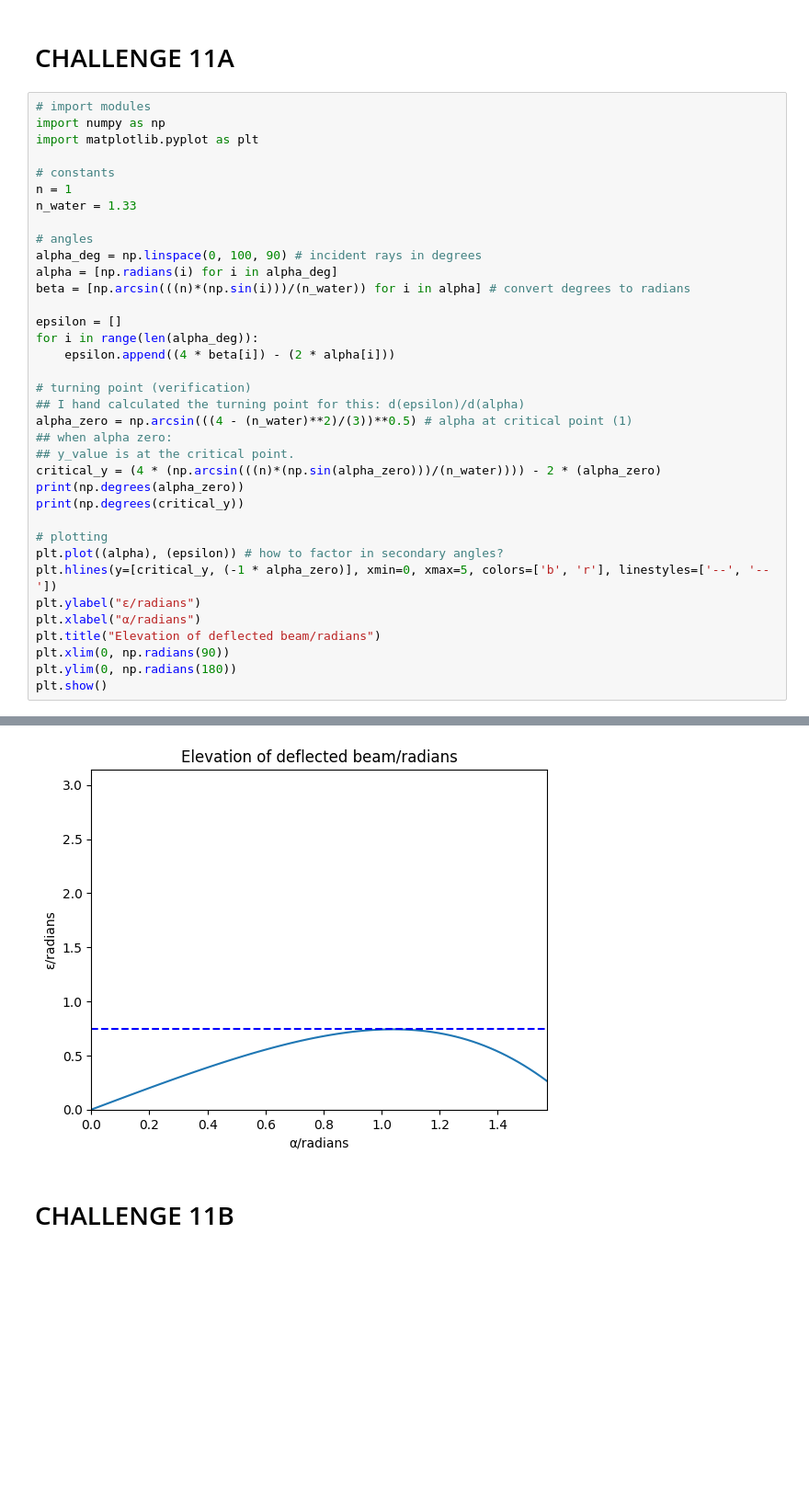
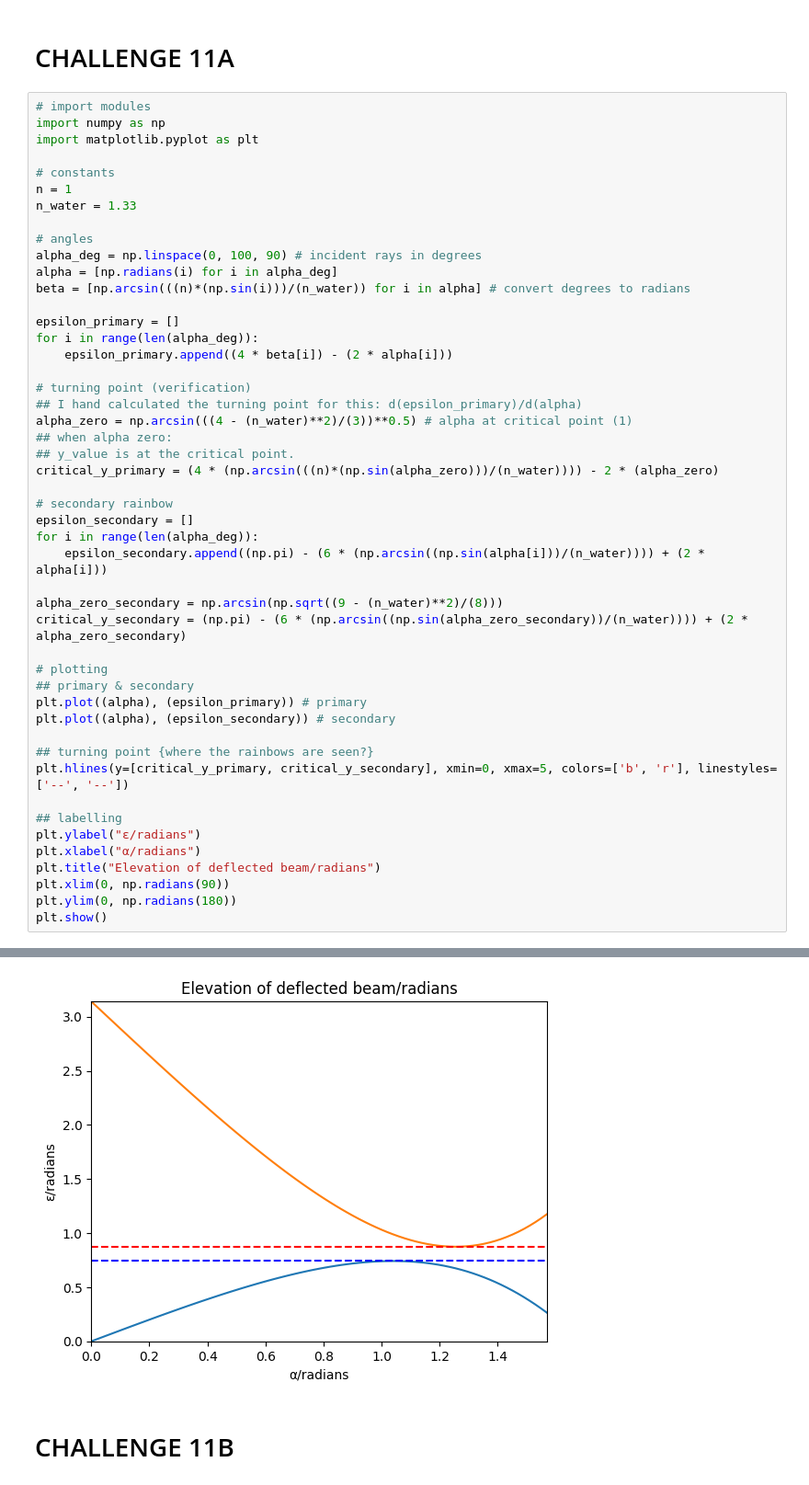
Before and after one commit to CorinnnaZ/CompChallenge, a Jupyter notebook: task11.ipynb, the cells around one changed output, grey strips where cells are left out. Shown at 92% size. Saved outputs shown, nothing was run; the diff lists cells and outputs as text; blank space fills up the shorter version.

```diff
--- a/task11.ipynb
+++ b/task11.ipynb
@@ -40,22 +40,34 @@ alpha_deg = np.linspace(0, 100, 90) # incident rays in degrees
 alpha = [np.radians(i) for i in alpha_deg]
 beta = [np.arcsin(((n)*(np.sin(i)))/(n_water)) for i in alpha] # convert degrees to radians
 
-epsilon = []
+epsilon_primary = []
 for i in range(len(alpha_deg)):
-    epsilon.append((4 * beta[i]) - (2 * alpha[i]))
+    epsilon_primary.append((4 * beta[i]) - (2 * alpha[i]))
 
 # turning point (verification)
-## I hand calculated the turning point for this: d(epsilon)/d(alpha)
+## I hand calculated the turning point for this: d(epsilon_primary)/d(alpha)
 alpha_zero = np.arcsin(((4 - (n_water)**2)/(3))**0.5) # alpha at critical point (1)
 ## when alpha zero:
 ## y_value is at the critical point.
-critical_y = (4 * (np.arcsin(((n)*(np.sin(alpha_zero)))/(n_water)))) - 2 * (alpha_zero)
-print(np.degrees(alpha_zero))
-print(np.degrees(critical_y))
+critical_y_primary = (4 * (np.arcsin(((n)*(np.sin(alpha_zero)))/(n_water)))) - 2 * (alpha_zero)
+
+# secondary rainbow
+epsilon_secondary = []
+for i in range(len(alpha_deg)):
+    epsilon_secondary.append((np.pi) - (6 * (np.arcsin((np.sin(alpha[i]))/(n_water)))) + (2 * alpha[i]))
+
+alpha_zero_secondary = np.arcsin(np.sqrt((9 - (n_water)**2)/(8)))
+critical_y_secondary = (np.pi) - (6 * (np.arcsin((np.sin(alpha_zero_secondary))/(n_water)))) + (2 * alpha_zero_secondary)
 
 # plotting
-plt.plot((alpha), (epsilon)) # how to factor in secondary angles?
-plt.hlines(y=[critical_y, (-1 * alpha_zero)], xmin=0, xmax=5, colors=['b', 'r'], linestyles=['--', '--'])
+## primary & secondary
+plt.plot((alpha), (epsilon_primary)) # primary
+plt.plot((alpha), (epsilon_secondary)) # secondary
+
+## turning point {where the rainbows are seen?}
+plt.hlines(y=[critical_y_primary, critical_y_secondary], xmin=0, xmax=5, colors=['b', 'r'], linestyles=['--', '--'])
+
+## labelling
 plt.ylabel("ε/radians")
 plt.xlabel("α/radians")
 plt.title("Elevation of deflected beam/radians")
@@ -68,4 +78,4 @@ plt.show()
-[figure, old version]
+[figure, new version]
 # %% [markdown]
 # CHALLENGE 11B
 # %% [markdown]
```
Also changed, not shown: parts of 1 cell of this notebook, 2 other files.
